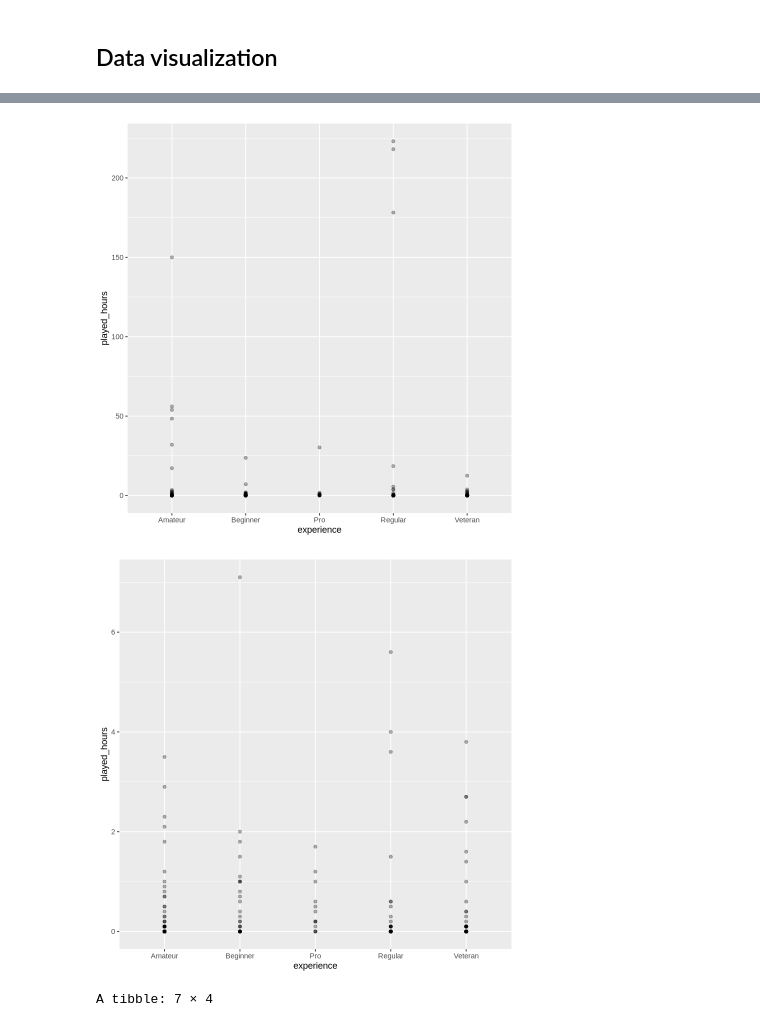
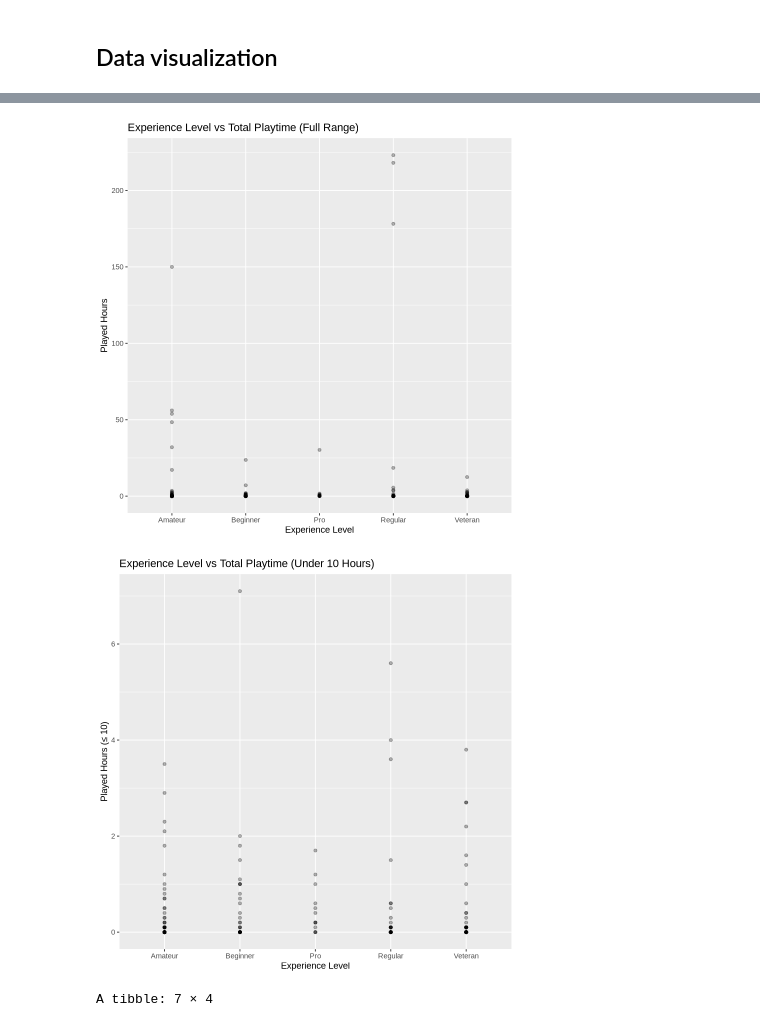
Before and after one commit to lsqolivia/THE-FINAL-dsci-project, a Jupyter notebook: dsci project.ipynb, the cells around one changed output, grey strips where cells are left out. Saved outputs shown, nothing was run; the diff lists cells and outputs as text; code cells hidden in the pictures.

```diff
--- a/dsci project.ipynb
+++ b/dsci project.ipynb
@@ -129,10 +167,19 @@ ggplot(aes(x=played_hours, y=Age)) + geom_point(aes(color=subscribe))
 # %%
-ggplot(players, aes(x=experience, y=played_hours)) + geom_point(alpha=0.3)
+ggplot(players, aes(x=experience, y=played_hours)) +
+geom_point(alpha=0.3) +
+labs(title = "Experience Level vs Total Playtime (Full Range)",
+     x = "Experience Level",
+     y = "Played Hours")
+
 players |> filter(played_hours <= 10) |>
-ggplot(aes(x=experience, y=played_hours)) + geom_point(alpha=0.3)
+ggplot(aes(x=experience, y=played_hours)) +
+geom_point(alpha=0.3) +
+labs(title = "Experience Level vs Total Playtime (Under 10 Hours)",
+     x = "Experience Level",
+     y = "Played Hours (≤ 10)")
 # %% [output]
-[figure, old version]
+[figure, new version]
-[figure, old version]
+[figure, new version]
 # %%
 players |> group_by(gender) |>
 summarize(max = max(played_hours), min = min(played_hours), avg = mean(played_hours))
```
Also changed, not shown: parts of 9 cells of this notebook.
